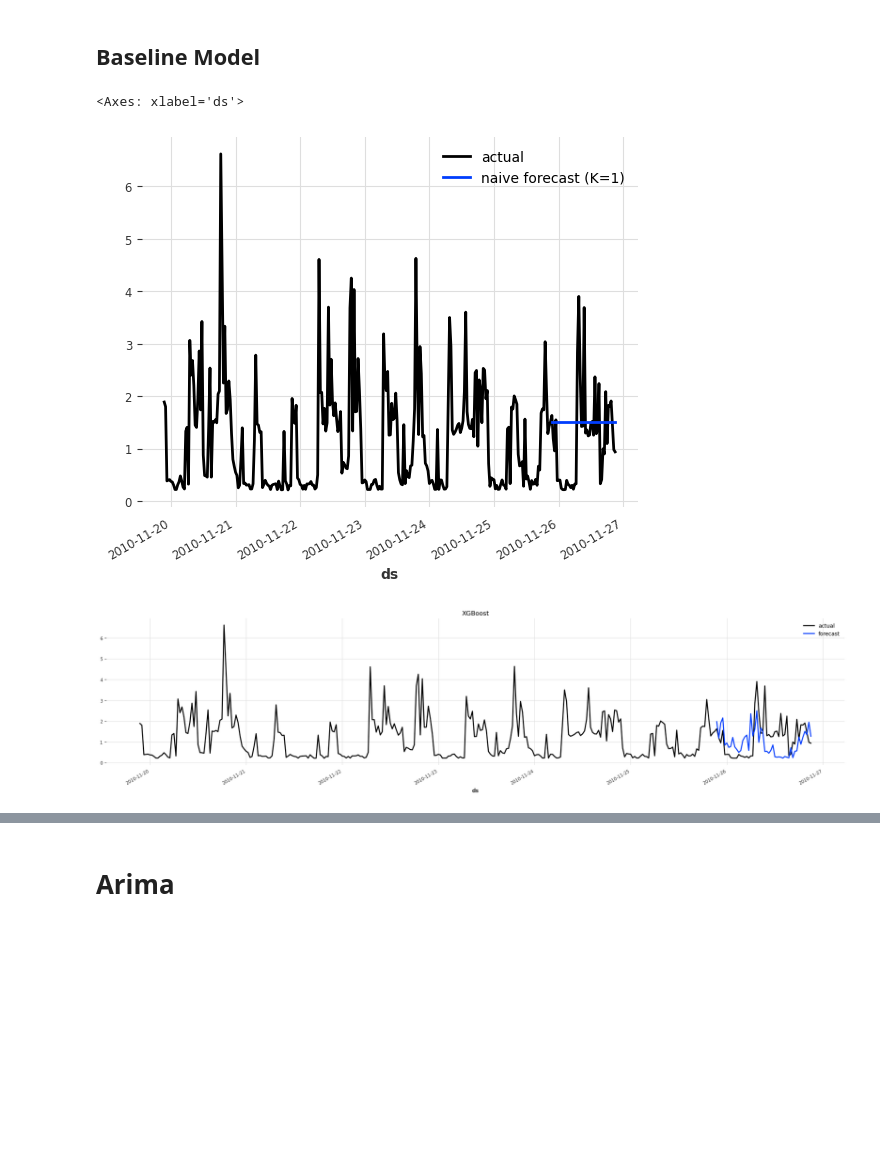
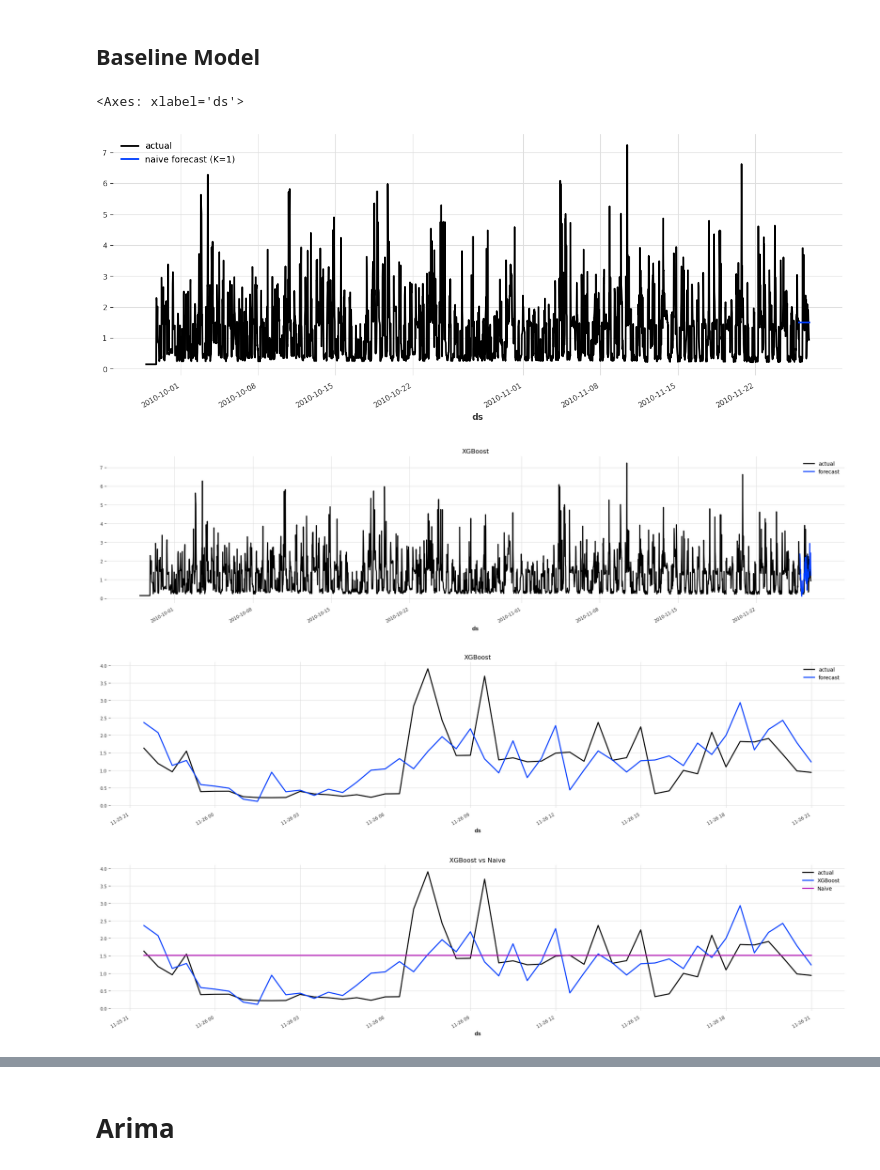
Before and after one commit to kosmydel/stock-timeseries-prediction, a Jupyter notebook: electricity.ipynb, the cells around one changed output, grey strips where cells are left out. Saved outputs shown, nothing was run; the diff lists cells and outputs as text; code cells hidden in the pictures; blank space fills up the shorter version.

```diff
--- a/electricity.ipynb
+++ b/electricity.ipynb
@@ -76,6 +93,7 @@ to_predict = len(val)
 from darts.models import NaiveSeasonal
 
 naive_model = NaiveSeasonal(K=1)
+plt.figure(figsize=(15, 5))
 naive_model.fit(train)
 naive_forecast = naive_model.predict(to_predict)
 
@@ -83,12 +101,12 @@ series.plot(label="actual")
 naive_forecast.plot(label="naive forecast (K=1)")
 # %% [output]
 <Axes: xlabel='ds'>
-[figure, old version]
+[figure, new version]
 # %%
 from darts.models.forecasting.xgboost import XGBModel
 
 xgb_model = XGBModel(
-    lags=24,
+    lags=24 * 7 * 6,
     output_chunk_length=100,
 )
 
@@ -96,10 +114,19 @@ xgb_model.fit(train, verbose=True)
 
 xgb_forecast = xgb_model.predict(to_predict)
 # %%
-def plot_forecast(series, forecast, title):
-    plt.figure(figsize=(25,5))
-    series.plot(label="actual")
-    forecast.plot(label="forecast")
-    plt.title(title)
-    plt.legend()
-    plt.show()
+series_after_train = series.slice_intersect(val)
+plot_forecast(series, xgb_forecast, "XGBoost")
+plot_forecast(series_after_train, xgb_forecast, "XGBoost")
+
+# plot xgboost forecast with naive on the same plot not using plot_forecast
+plt.figure(figsize=(25,5))
+series_after_train.plot(label="actual")
+xgb_forecast.plot(label="XGBoost")
+naive_forecast.plot(label="Naive")
+plt.title("XGBoost vs Naive")
+plt.legend()
+plt.show()
+# %% [output]
+[figure, added]
+[figure, added]
+[figure, added]
@@ -114,8 +133,3 @@ def print_metrics(name, series, forecast):
-# %%
-
-plot_forecast(series, xgb_forecast, "XGBoost")
-# %% [output]
-[figure, removed]
 # %%
 print_metrics('XGBoost', val, xgb_forecast)
 print_metrics('Naive', val, naive_forecast)
```
Also changed, not shown: parts of 9 cells of this notebook.
